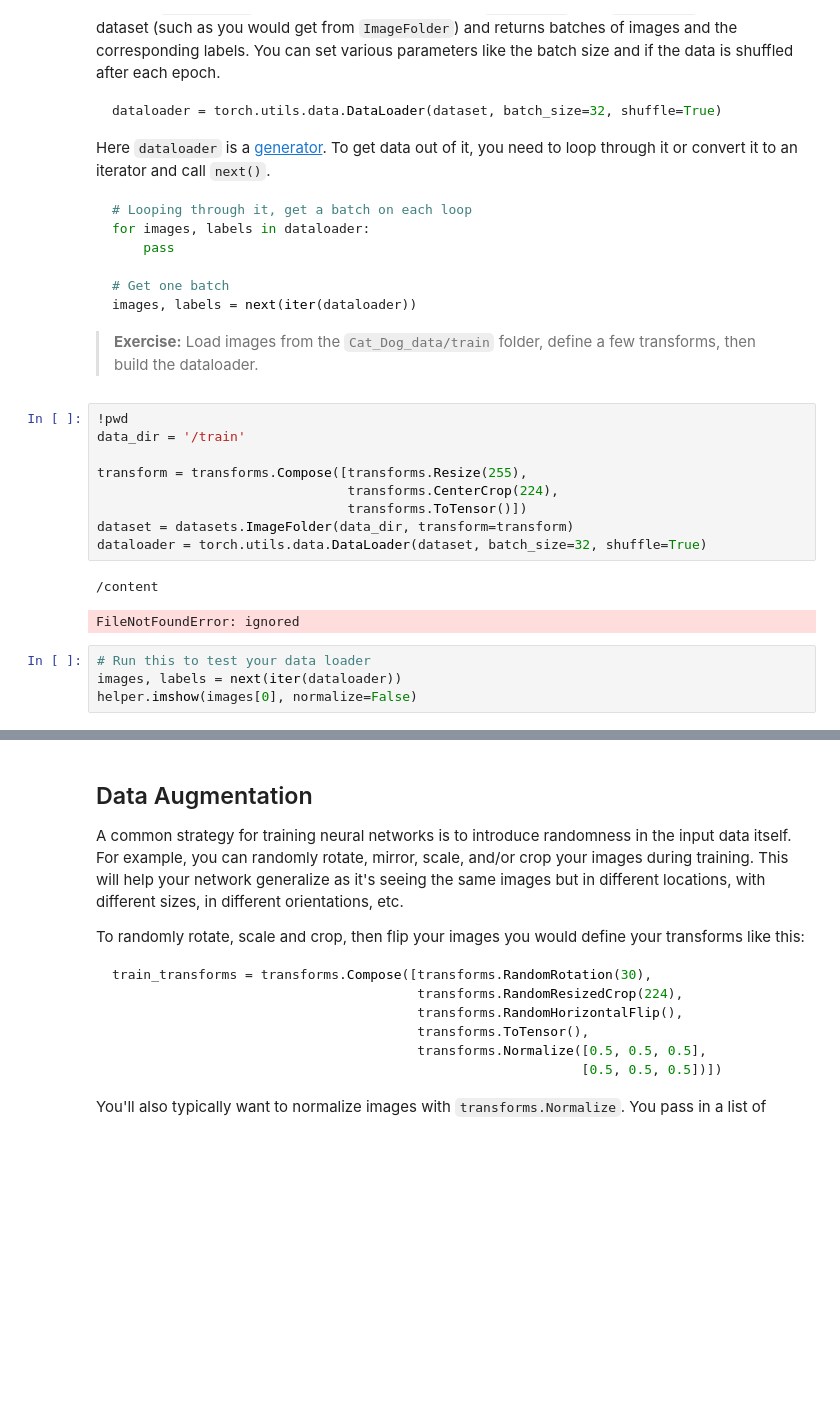
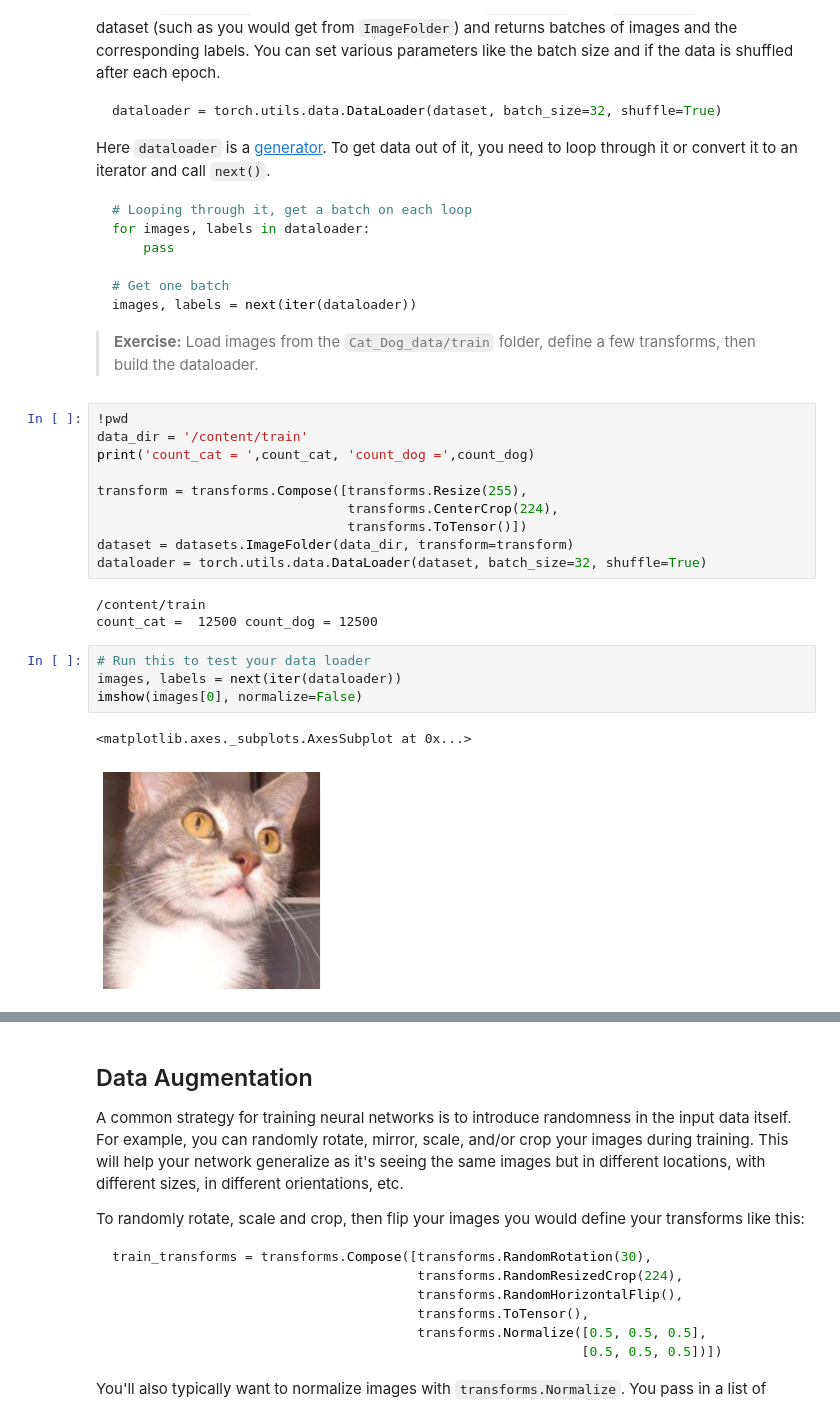
Before and after one commit to iceman011/deep-learning-v2-pytorch, a Jupyter notebook: intro-to-pytorch/Part 7 - Loading Image Data (Solution).ipynb, the cells around one changed output, grey strips where cells are left out. Cells and saved outputs as stored; diff of their text form; blank space fills up the shorter version.

```diff
--- a/intro-to-pytorch/Part 7 - Loading Image Data (Solution).ipynb
+++ b/intro-to-pytorch/Part 7 - Loading Image Data (Solution).ipynb
@@ -149,7 +269,8 @@ images, labels = next(iter(dataloader))
 >**Exercise:** Load images from the `Cat_Dog_data/train` folder, define a few transforms, then build the dataloader.
 # %%
 !pwd
-data_dir = '/train'
+data_dir = '/content/train'
+print('count_cat = ',count_cat, 'count_dog =',count_dog)
 
 transform = transforms.Compose([transforms.Resize(255),
                                 transforms.CenterCrop(224),
@@ -157,12 +278,15 @@ transform = transforms.Compose([transforms.Resize(255),
 dataset = datasets.ImageFolder(data_dir, transform=transform)
 dataloader = torch.utils.data.DataLoader(dataset, batch_size=32, shuffle=True)
 # %% [output]
-/content
+/content/train
+count_cat =  12500 count_dog = 12500
-FileNotFoundError: ignored
 # %%
 # Run this to test your data loader
 images, labels = next(iter(dataloader))
-helper.imshow(images[0], normalize=False)
+imshow(images[0], normalize=False)
+# %% [output]
+<matplotlib.axes._subplots.AxesSubplot at 0x...>
+[figure, added]
 # %% [markdown]
 If you loaded the data correctly, you should see something like this (your image will be different):
 
```
Also changed, not shown: parts of 3 cells of this notebook.
